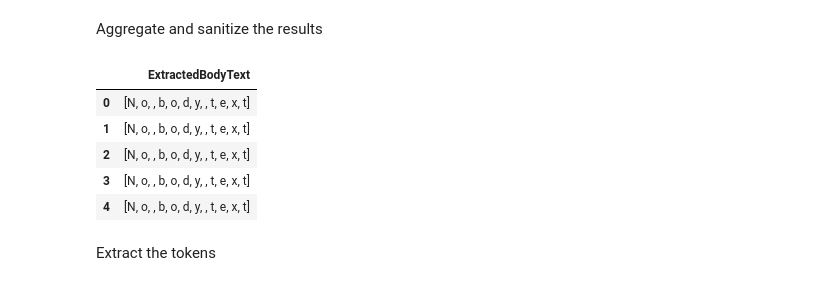
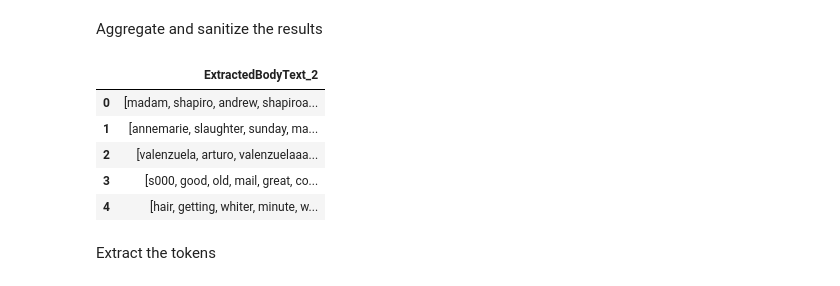
Before and after one commit to CriMenghini/ADA_Homeworks, a Jupyter notebook: Homework_5/Hw_5.ipynb, the cells around one changed output. Cells and saved outputs as stored; diff of their text form; code cells hidden in the pictures.

```diff
--- a/Homework_5/Hw_5.ipynb
+++ b/Homework_5/Hw_5.ipynb
@@ -333,22 +368,22 @@ grouped = emails.groupby(['SenderPersonId'])
 Aggregate and sanitize the results
 # %%
 #concatenate email bodies into lists
-by_sender = grouped.agg({'ExtractedBodyText' : lambda x : list(x)})
+by_sender = grouped.agg({'ExtractedBodyText_2' : lambda x : list(x)})
 #Flatten to get one list per sender
-by_sender['ExtractedBodyText'] = by_sender['ExtractedBodyText'].apply(flatten)
+by_sender['ExtractedBodyText_2'] = by_sender['ExtractedBodyText_2'].apply(flatten)
 #Remove empty lists
-by_sender['ExtractedBodyText'] = by_sender['ExtractedBodyText'].apply(lambda x: np.nan if (len(x) == 0) else x)
+by_sender['ExtractedBodyText_2'] = by_sender['ExtractedBodyText_2'].apply(lambda x: np.nan if (len(x) == 0) else x)
 #Remove nans
 by_sender.dropna(how='any', inplace=True)
 #Reset the cleaned table
 by_sender.reset_index().drop(['SenderPersonId'], axis=1).head()
 # %% [output]
-|  | ExtractedBodyText |
-| 0 | [N, o, , b, o, d, y, , t, e, x, t] |
-| 1 | [N, o, , b, o, d, y, , t, e, x, t] |
-| 2 | [N, o, , b, o, d, y, , t, e, x, t] |
-| 3 | [N, o, , b, o, d, y, , t, e, x, t] |
-| 4 | [N, o, , b, o, d, y, , t, e, x, t] |
+|  | ExtractedBodyText_2 |
+| 0 | [madam, shapiro, andrew, shapiroa... |
+| 1 | [annemarie, slaughter, sunday, ma... |
+| 2 | [valenzuela, arturo, valenzuelaaa... |
+| 3 | [s000, good, old, mail, great, co... |
+| 4 | [hair, getting, whiter, minute, w... |
 # %% [markdown]
 Extract the tokens
 # %%
```
Also changed, not shown: parts of 18 cells of this notebook, 2 other files.
